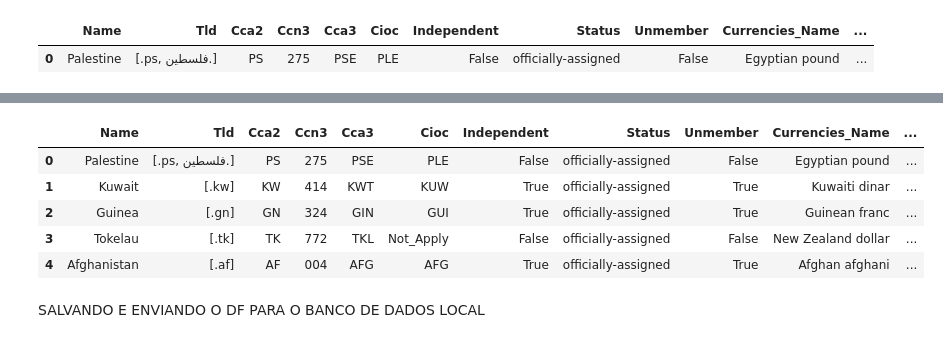
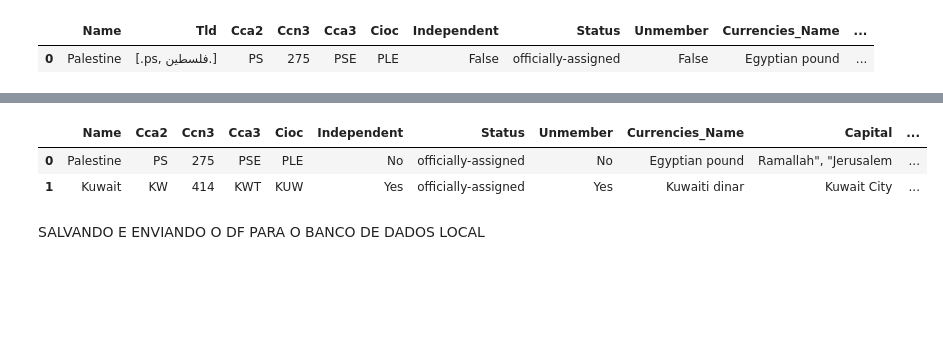
Before and after one commit to TgdaAlmeida/aula_coderhouse, a Jupyter notebook: CURSO_CODER/Projeto_Final_pt1_recall5.ipynb, the cells around one changed output, grey strips where cells are left out. Drawn from its saved outputs; the diff is of its cells as text; code cells hidden in the pictures; blank space fills up the shorter version.

```diff
--- a/CURSO_CODER/Projeto_Final_pt1_recall5.ipynb
+++ b/CURSO_CODER/Projeto_Final_pt1_recall5.ipynb
@@ -505,0 +530,2 @@ df_resties_mod['Borders'].fillna('NA', inplace=True)
+# %%
+df_resties_mod = df_resties_mod.drop(columns=['Translations','Demonyms','Languages','Gini','Capitalinfo','Idd','Car','Tld','Altspellings','Maps','Flags','Coatofarms'])
@@ -506,3 +546,5 @@ df_resties_mod['Borders'].fillna('NA', inplace=True)
+# %%
+df_resties_mod['Timezones'] = df_resties_mod['Timezones'].apply(lambda x: x[0] if isinstance(x, list) and len(x) > 0 else x[1:-1])
 # %%
 df_resties_mod.head(2)
 # %% [output]
@@ -556,12 +598,14 @@ memory usage: 63.1+ KB
+# %%
+mapeamento = {True: 'Yes', False: 'No'}
+# %%
+colunas_a_tratar = ['Independent', 'Unmember']
+df_resties_mod[colunas_a_tratar] = df_resties_mod[colunas_a_tratar].replace(mapeamento)
 # %%
-df_resties_mod.head(5)
+df_resties_mod.head(2)
 # %% [output]
-|  | Name | Tld | Cca2 | Ccn3 | Cca3 | Cioc | Independent | Status | Unmember | Currencies_Name | ... |
-| 0 | Palestine | [.ps, فلسطين.] | PS | 275 | PSE | PLE | False | officially-assigned | False | Egyptian pound | ... |
-| 1 | Kuwait | [.kw] | KW | 414 | KWT | KUW | True | officially-assigned | True | Kuwaiti dinar | ... |
-| 2 | Guinea | [.gn] | GN | 324 | GIN | GUI | True | officially-assigned | True | Guinean franc | ... |
-| 3 | Tokelau | [.tk] | TK | 772 | TKL | Not_Apply | False | officially-assigned | False | New Zealand dollar | ... |
-| 4 | Afghanistan | [.af] | AF | 004 | AFG | AFG | True | officially-assigned | True | Afghan afghani | ... |
+|  | Name | Cca2 | Ccn3 | Cca3 | Cioc | Independent | Status | Unmember | Currencies_Name | Capital | ... |
+| 0 | Palestine | PS | 275 | PSE | PLE | No | officially-assigned | No | Egyptian pound | Ramallah", "Jerusalem | ... |
+| 1 | Kuwait | KW | 414 | KWT | KUW | Yes | officially-assigned | Yes | Kuwaiti dinar | Kuwait City | ... |
 # %% [markdown]
 SALVANDO E ENVIANDO O DF PARA O BANCO DE DADOS LOCAL
 # %%
```
Also changed, not shown: parts of 19 cells of this notebook, 6 other files.
